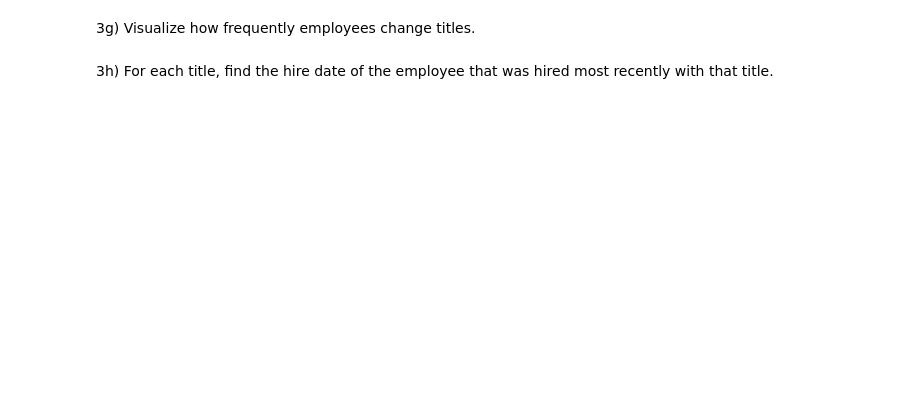
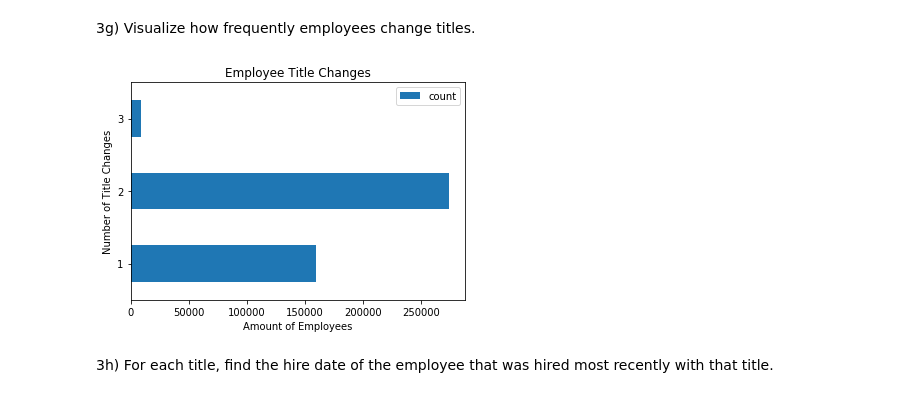
Before and after one commit to gilbert-noriega-ii/numpy-pandas-visualization-exercises, a Jupyter notebook: advanced_dataframes.ipynb, the cells around one changed output. Drawn from its saved outputs; the diff is of its cells as text; code cells hidden in the pictures; blank space fills up the shorter version.

```diff
--- a/advanced_dataframes.ipynb
+++ b/advanced_dataframes.ipynb
@@ -102,4 +153,16 @@ Intentionally make an error in your SQL query. What does the error message look
 # %% [markdown]
 3g) Visualize how frequently employees change titles.
+# %%
+agg_emp_titles = titles.groupby('emp_no').title.agg(['count'])
+agg_emp_titles = pd.merge(titles, agg_emp_titles, left_on = 'emp_no', right_on = 'emp_no')
+agg_emp_titles_group = agg_emp_titles.groupby('count').emp_no.agg(['count'])
+title_changes_graph = agg_emp_titles_group.plot(kind = 'barh')
+title_changes_graph
+plt.title('Employee Title Changes')
+plt.ylabel('Number of Title Changes')
+plt.xlabel('Amount of Employees')
+plt.show()
+# %% [output]
+[figure, added]
 # %% [markdown]
 3h) For each title, find the hire date of the employee that was hired most recently with that title.
```
Also changed, not shown: parts of 24 cells of this notebook.
